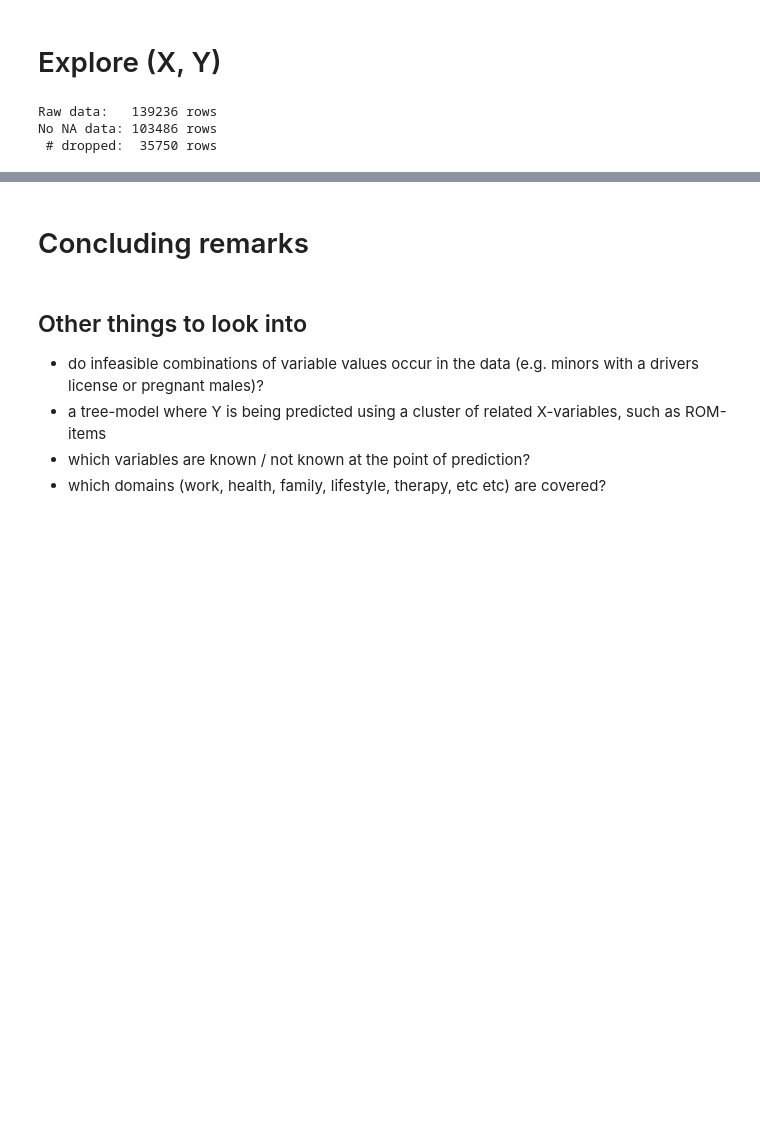
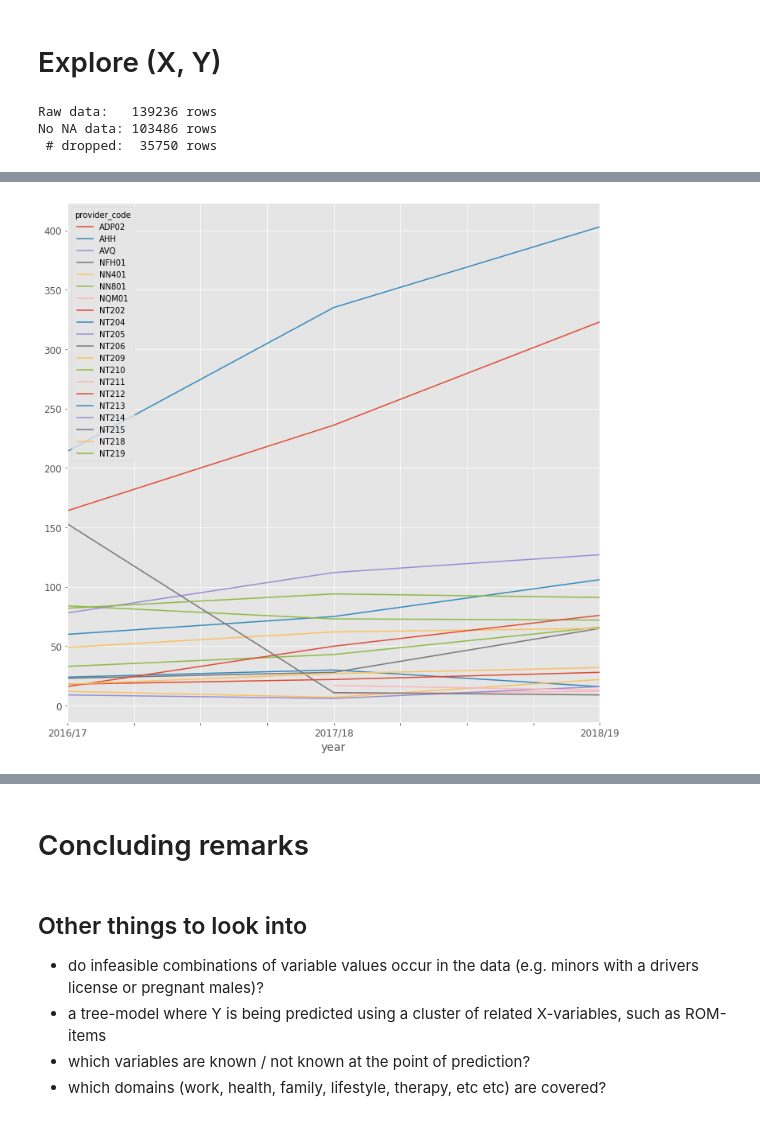
Before and after one commit to EAISI/application-project-nhs-proms, a Jupyter notebook: notebooks/2.0-data-understanding.ipynb, the cells around one changed output, grey strips where cells are left out. Cells and saved outputs as stored; diff of their text form; code cells hidden in the pictures; blank space fills up the shorter version.

```diff
--- a/notebooks/2.0-data-understanding.ipynb
+++ b/notebooks/2.0-data-understanding.ipynb
@@ -219,7 +219,7 @@ pd.concat([df.loc[:,_no9].isnull().sum(), dfc.loc[:,_no9].isnull().sum()], axis=
 # Explore (X, Y)
 # %%
 # we are just going to drop all NAs
-dfc = dfc.dropna()
+dfc.dropna(inplace=True)
 print(f'Raw data:   {df.shape[0]} rows\nNo NA data: {dfc.shape[0]} rows\n # dropped:  {df.shape[0] - dfc.shape[0]} rows')
 # %% [output]
 Raw data:   139236 rows
@@ -240,0 +235,4 @@ dfc.loc[:,proms].describe()
+# %%
+# volume per provider per year
+volume_provider_year = dfc.groupby(['year', 'provider_code'])['procedure'].count().unstack()
+volume_provider_year.iloc[:,0:20]
@@ -240,0 +245,5 @@ dfc.loc[:,proms].describe()
+# %%
+# first 20 providers in the data
+volume_provider_year.iloc[:,0:20].plot(figsize=M);
+# %% [output]
+[figure, added]
```
Also changed, not shown: parts of 22 cells of this notebook.
